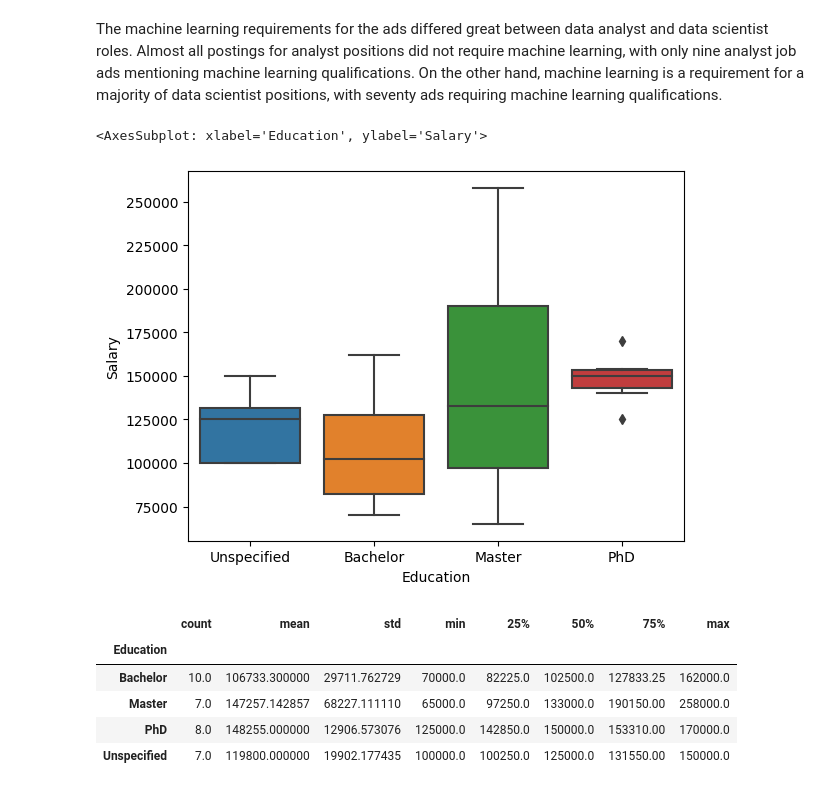
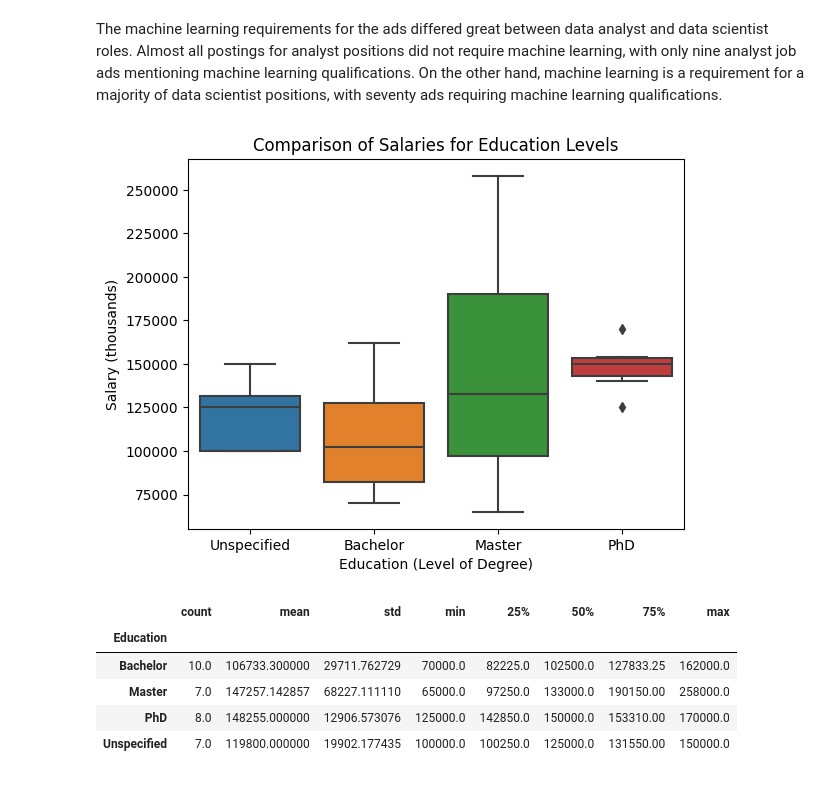
Before and after one commit to clwchanx/STA-141B, a Jupyter notebook: Data Visualizations (seaborn pairs and specific visuals) & Data Collection.ipynb, the cells around one changed output. Drawn from its saved outputs; the diff is of its cells as text; code cells hidden in the pictures.

```diff
--- a/Data Visualizations (seaborn pairs and specific visuals) & Data Collection.ipynb
+++ b/Data Visualizations (seaborn pairs and specific visuals) & Data Collection.ipynb
@@ -387,10 +383,13 @@ mosaic(df_plot,['Type','Machine Learning'],labelizer=labelizer,properties=props)
 The machine learning requirements for the ads differed great between data analyst and data scientist roles. Almost all postings for analyst positions did not require machine learning, with only nine analyst job ads mentioning machine learning qualifications. On the other hand, machine learning is a requirement for a majority of data scientist positions, with seventy ads requiring machine learning qualifications.
 # %%
 #box for education and salary
-sns.boxplot(data=df_na, x="Education",y="Salary",)
+sns.boxplot(data=df_na, x="Education",y="Salary")
+plt.xlabel('Education (Level of Degree)')
+plt.ylabel('Salary (thousands)')
+plt.title('Comparison of Salaries for Education Levels')
+plt.show()
 # %% [output]
-<AxesSubplot: xlabel='Education', ylabel='Salary'>
-[figure, old version]
+[figure, new version]
 # %%
 df_na.groupby('Education')['Salary'].describe()
 # %% [output]
```
Also changed, not shown: parts of 5 cells of this notebook.
